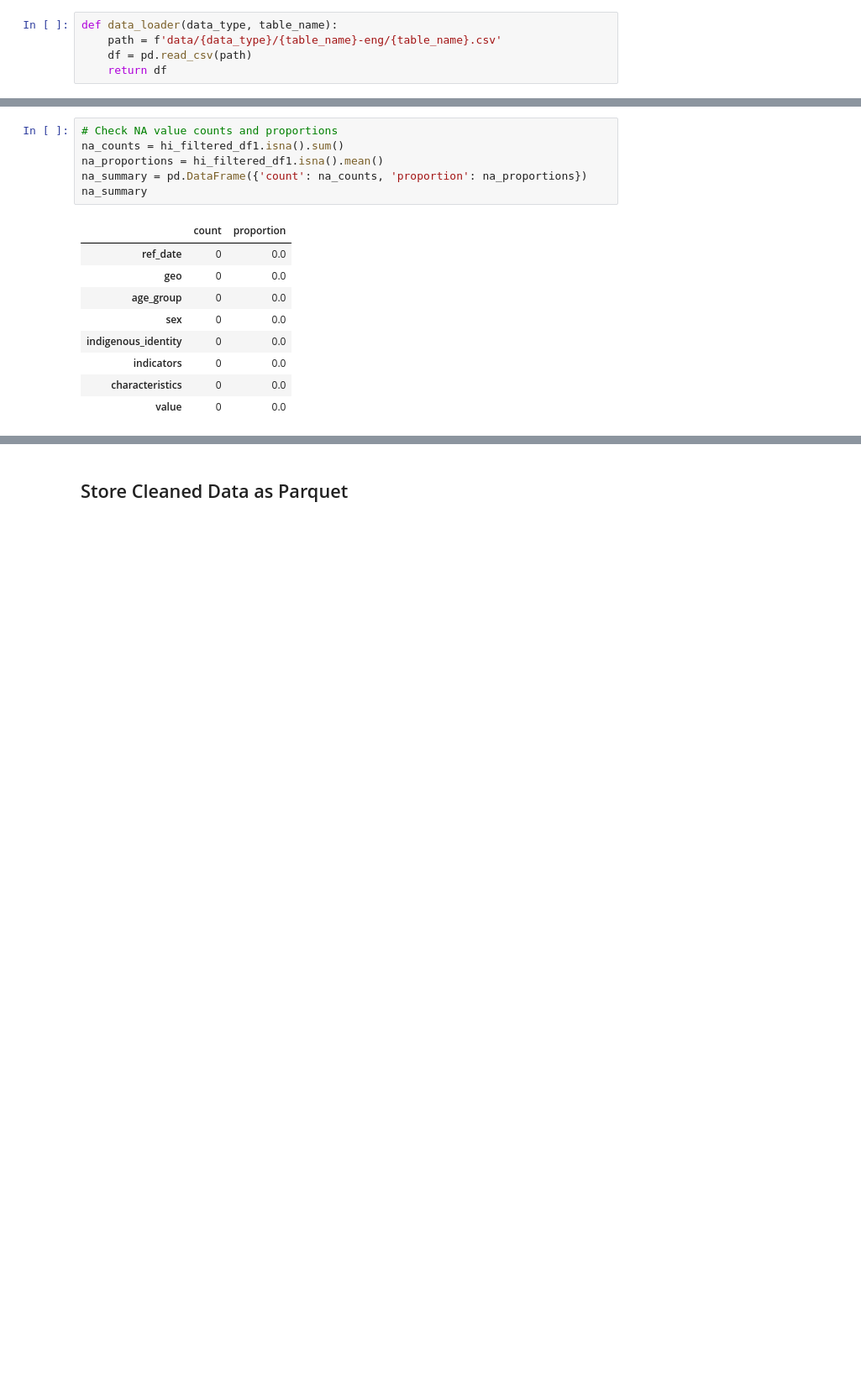
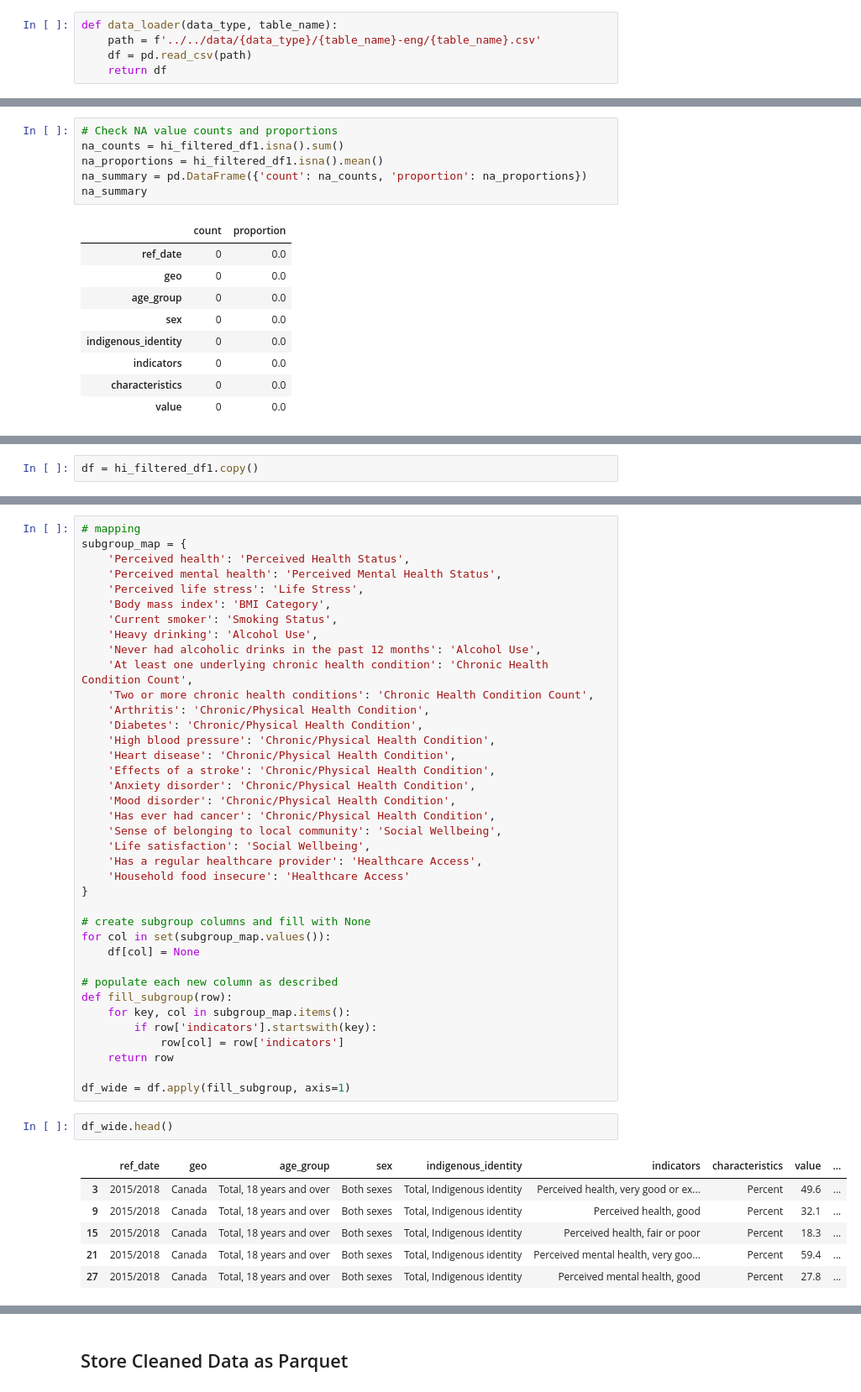
Before and after one commit to s8aH/GLOCAL-indigenous-healthcare, a Jupyter notebook: etl_eda/indigenous/health_indicators_etl_eda.ipynb, the cells around one changed output, grey strips where cells are left out. Shown at 84% size. Cells and saved outputs as stored; diff of their text form; blank space fills up the shorter version.

```diff
--- a/etl_eda/indigenous/health_indicators_etl_eda.ipynb
+++ b/etl_eda/indigenous/health_indicators_etl_eda.ipynb
@@ -14,7 +14,7 @@ import pandas as pd
 ## Load Data
 # %%
 def data_loader(data_type, table_name):
-    path = f'data/{data_type}/{table_name}-eng/{table_name}.csv'
+    path = f'../../data/{data_type}/{table_name}-eng/{table_name}.csv'
     df = pd.read_csv(path)
     return df
 # %%
@@ -174,0 +177,2 @@ na_summary
+# %%
+df = hi_filtered_df1.copy()
@@ -174,0 +202,47 @@ na_summary
+# %%
+# mapping
+subgroup_map = {
+    'Perceived health': 'Perceived Health Status',
+    'Perceived mental health': 'Perceived Mental Health Status',
+    'Perceived life stress': 'Life Stress',
+    'Body mass index': 'BMI Category',
+    'Current smoker': 'Smoking Status',
+    'Heavy drinking': 'Alcohol Use',
+    'Never had alcoholic drinks in the past 12 months': 'Alcohol Use',
+    'At least one underlying chronic health condition': 'Chronic Health Condition Count',
+    'Two or more chronic health conditions': 'Chronic Health Condition Count',
+    'Arthritis': 'Chronic/Physical Health Condition',
+    'Diabetes': 'Chronic/Physical Health Condition',
+    'High blood pressure': 'Chronic/Physical Health Condition',
+    'Heart disease': 'Chronic/Physical Health Condition',
+    'Effects of a stroke': 'Chronic/Physical Health Condition',
+    'Anxiety disorder': 'Chronic/Physical Health Condition',
+    'Mood disorder': 'Chronic/Physical Health Condition',
+    'Has ever had cancer': 'Chronic/Physical Health Condition',
+    'Sense of belonging to local community': 'Social Wellbeing',
+    'Life satisfaction': 'Social Wellbeing',
+    'Has a regular healthcare provider': 'Healthcare Access',
+    'Household food insecure': 'Healthcare Access'
+}
+
+# create subgroup columns and fill with None
+for col in set(subgroup_map.values()):
+    df[col] = None
+
+# populate each new column as described
+def fill_subgroup(row):
+    for key, col in subgroup_map.items():
+        if row['indicators'].startswith(key):
+            row[col] = row['indicators']
+    return row
+
+df_wide = df.apply(fill_subgroup, axis=1)
+# %%
+df_wide.head()
+# %% [output]
+|  | ref_date | geo | age_group | sex | indigenous_identity | indicators | characteristics | value | ... |
+| 3 | 2015/2018 | Canada | Total, 18 years and over | Both sexes | Total, Indigenous identity | Perceived health, very good or ex... | Percent | 49.6 | ... |
+| 9 | 2015/2018 | Canada | Total, 18 years and over | Both sexes | Total, Indigenous identity | Perceived health, good | Percent | 32.1 | ... |
+| 15 | 2015/2018 | Canada | Total, 18 years and over | Both sexes | Total, Indigenous identity | Perceived health, fair or poor | Percent | 18.3 | ... |
+| 21 | 2015/2018 | Canada | Total, 18 years and over | Both sexes | Total, Indigenous identity | Perceived mental health, very goo... | Percent | 59.4 | ... |
+| 27 | 2015/2018 | Canada | Total, 18 years and over | Both sexes | Total, Indigenous identity | Perceived mental health, good | Percent | 27.8 | ... |
```
Also changed, not shown: parts of 12 cells of this notebook, 3 other files.
